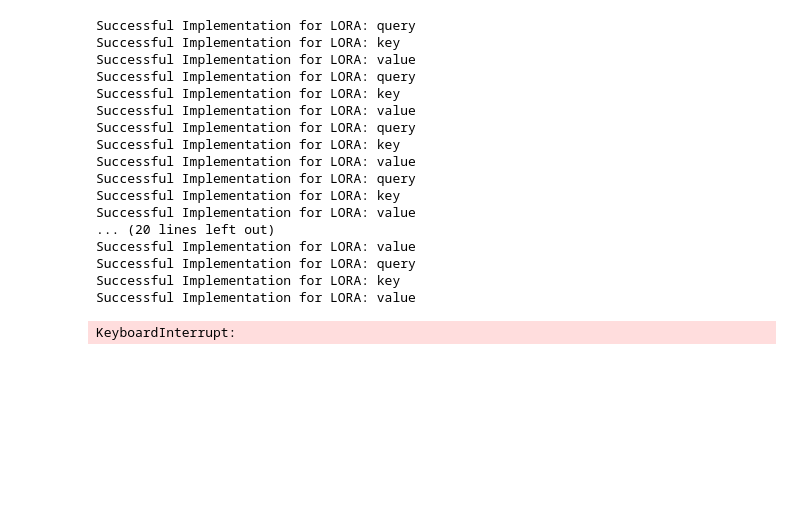
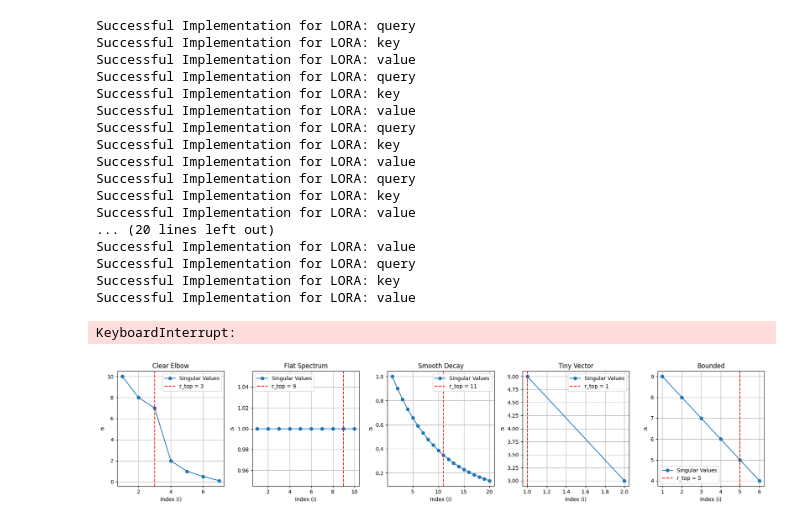
Before and after one commit to tayhan1905/finetuning_methodology, a Jupyter notebook: finetuning.ipynb, the cells around one changed output. Cells and saved outputs as stored; diff of their text form; code cells hidden in the pictures; blank space fills up the shorter version.

```diff
--- a/finetuning.ipynb
+++ b/finetuning.ipynb
@@ -507,0 +537,49 @@ KeyboardInterrupt:
+# %%
+import torch
+import matplotlib.pyplot as plt
+
+def choose_head_rank_by_eigen_dispersion(S: torch.Tensor,
+                                         min_r: int = 1,
+                                         max_r: int | None = None,
+                                         energy_threshold: float = 0.90) -> int:
+    S = S.detach().float().clamp_min(1e-12)
+    n = S.numel()
+    if n <= 2:
+        return max(min_r, min(n, n - 1))
+    if max_r is None:
+        max_r = n - 1
+    log_s = torch.log(S)
+    d1 = log_s[:-1] - log_s[1:]
+    d2 = d1[:-1] - d1[1:]
+    k_rel = torch.argmax(d2).item()
+    r_top = k_rel + 1
+    if d2[k_rel] < 1e-3:
+        cum = torch.cumsum(S**2, 0) ## calculation of the spectral energy as we move down the singular values
+        r_top = int(torch.searchsorted(cum, energy_threshold * cum[-1]).item() + 1) #cum[-1] >> total spectral energy// energy_threshold * cum[-1] is 90% of the energy, finding the smallest r
+    return max(min_r, min(r_top, max_r))
+
+# Define test spectra
+spectra = {
+    "Clear Elbow": torch.tensor([10., 8., 7., 2., 1., 0.5, 0.1]),
+    "Flat Spectrum": torch.ones(10),
+    "Smooth Decay": torch.exp(-torch.linspace(0, 2, 20)),
+    "Tiny Vector": torch.tensor([5., 3.]),
+    "Bounded": torch.tensor([9., 8., 7., 6., 5., 4.])
+}
+
+# Plot each
+fig, axs = plt.subplots(1, len(spectra), figsize=(18, 4))
+for ax, (name, S) in zip(axs, spectra.items()):
+    r_top = choose_head_rank_by_eigen_dispersion(S)
+    ax.plot(range(1, len(S)+1), S, 'o-', label='Singular Values')
+    ax.axvline(r_top, color='r', linestyle='--', label=f'r_top = {r_top}')
+    ax.set_title(name)
+    ax.set_xlabel("Index (i)")
+    ax.set_ylabel("σᵢ")
+    ax.legend()
+    ax.grid(True)
+
+plt.tight_layout()
+plt.show()
+# %% [output]
+[figure, added]
```
Also changed, not shown: parts of 3 cells of this notebook, 3 other files.
